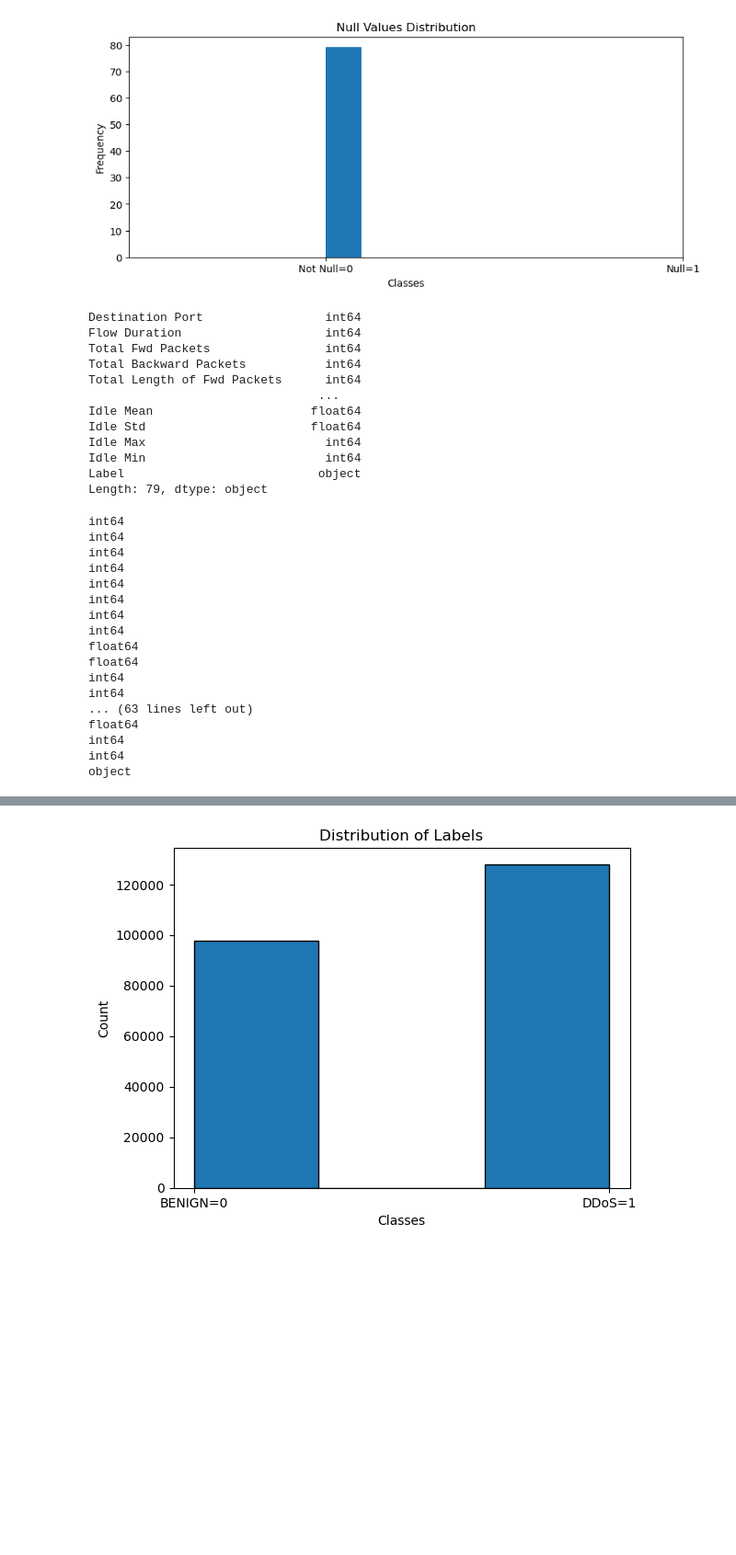
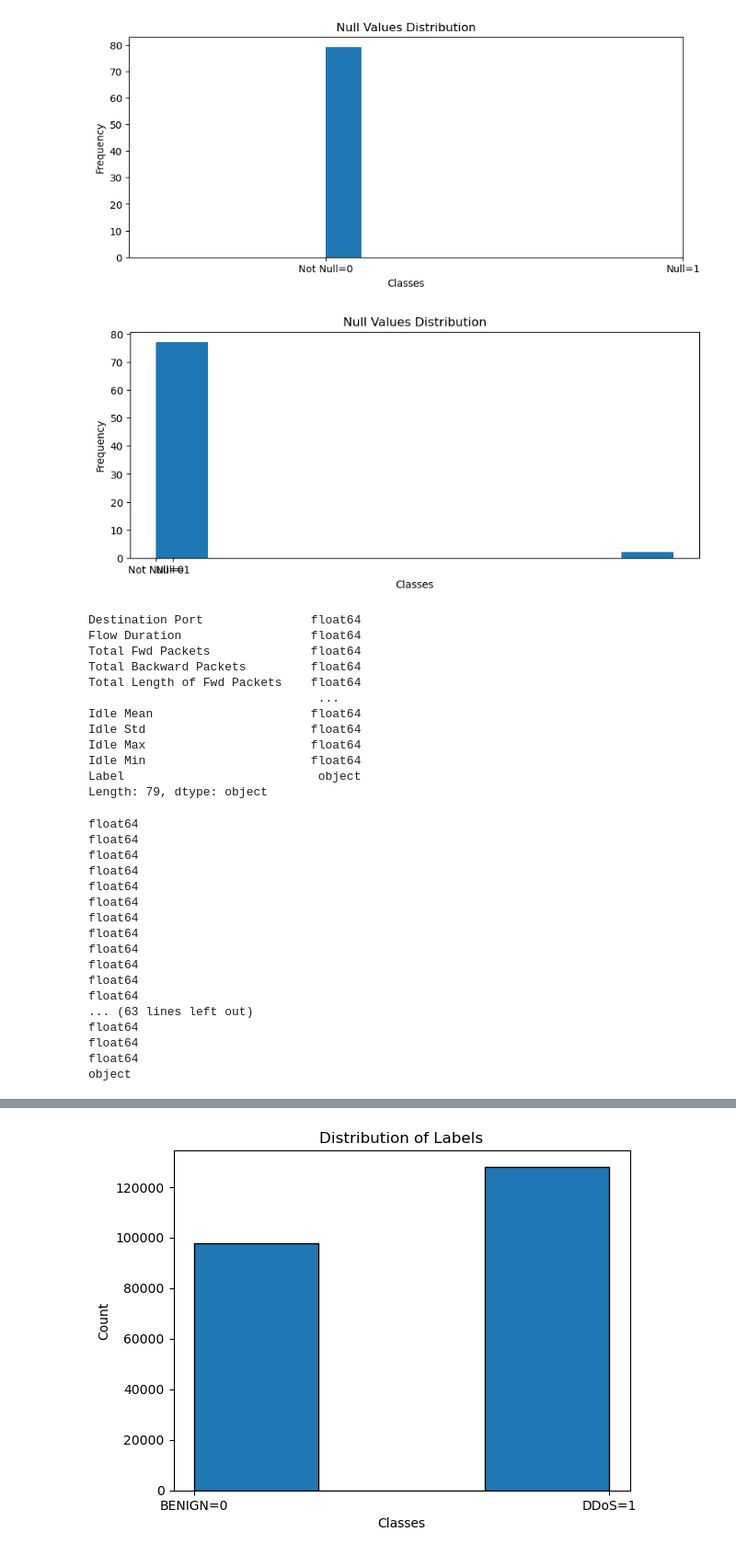
Before and after one commit to ahmed-arifgala/DDoS_Mitigation, a Jupyter notebook: DDoS_Mitigation.ipynb, the cells around one changed output, grey strips where cells are left out. Shown at 92% size. Saved outputs shown, nothing was run; the diff lists cells and outputs as text; code cells hidden in the pictures; blank space fills up the shorter version.

```diff
--- a/DDoS_Mitigation.ipynb
+++ b/DDoS_Mitigation.ipynb
@@ -109,40 +109,46 @@ data=df.dropna()
 pltNullDistribution(data)
 # %% [output]
 [figure]
+# %%
+data.loc[:, :] = data.replace([np.inf, -np.inf], np.nan)
+# %%
+pltNullDistribution(data)
+# %% [output]
+[figure, added]
 # %%
 data.dtypes
 # %% [output]
-Destination Port                 int64
-Flow Duration                    int64
-Total Fwd Packets                int64
-Total Backward Packets           int64
-Total Length of Fwd Packets      int64
+Destination Port               float64
+Flow Duration                  float64
+Total Fwd Packets              float64
+Total Backward Packets         float64
+Total Length of Fwd Packets    float64
                                 ...
 Idle Mean                      float64
 Idle Std                       float64
-Idle Max                         int64
-Idle Min                         int64
+Idle Max                       float64
+Idle Min                       float64
 Label                           object
 Length: 79, dtype: object
 # %%
 for col in data.columns:
     print(data[col].dtype)
 # %% [output]
-int64
-int64
-int64
-int64
-int64
-int64
-int64
-int64
 float64
 float64
-int64
-int64
+float64
+float64
+float64
+float64
+float64
+float64
+float64
+float64
+float64
+float64
 ... (63 lines left out)
 float64
-int64
-int64
+float64
+float64
 object
 # %%
```
Also changed, not shown: parts of 7 cells of this notebook.
